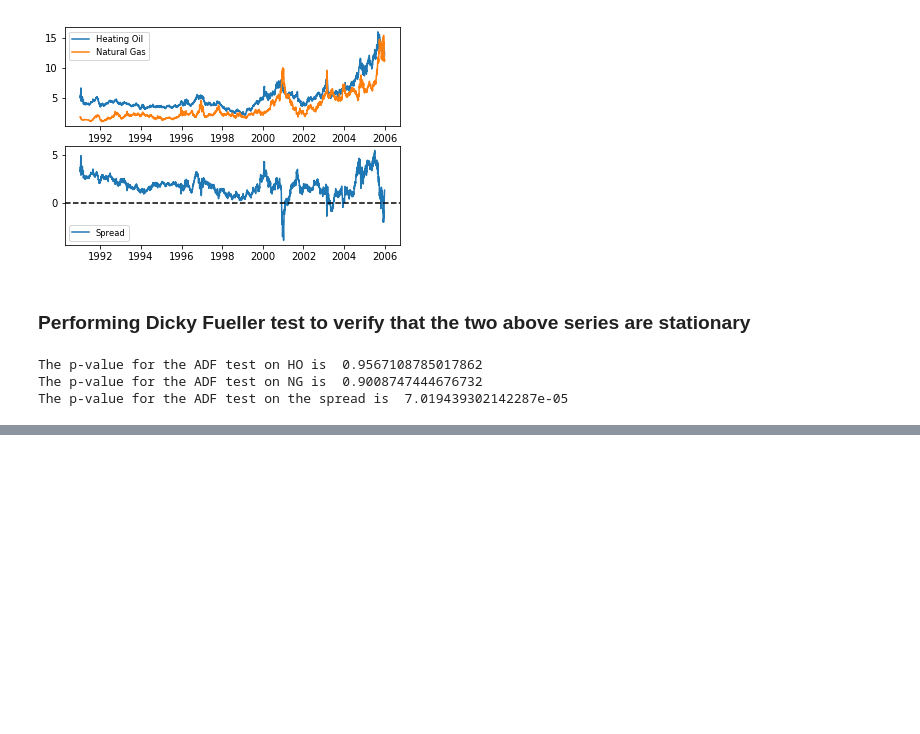
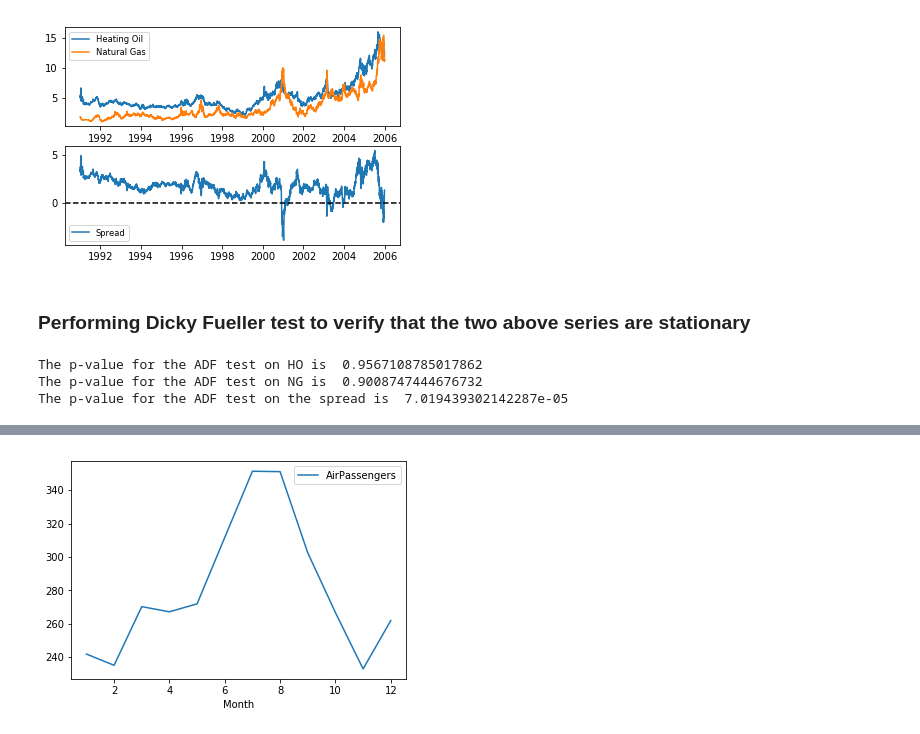
Before and after one commit to KshitizSharmaV/DataScience_In_Investment_Banking, a Jupyter notebook: Time Series Analysis.ipynb, the cells around one changed output, grey strips where cells are left out. Cells and saved outputs as stored; diff of their text form; code cells hidden in the pictures; blank space fills up the shorter version.

```diff
--- a/Time Series Analysis.ipynb
+++ b/Time Series Analysis.ipynb
@@ -810,0 +839,11 @@ The p-value for the ADF test on the spread is  7.019439302142287e-05
+# %%
+# monthly distribution of airline passengers
+monthly_index=data.index.month
+mean_airline_by_months=data.groupby(monthly_index).mean()
+mean_airline_by_months.plot()
+plt.legend(fontsize=10)
+plt.show()
+
+# a peak of passengers in few particular months.
+# %% [output]
+[figure, added]
```
Also changed, not shown: parts of 14 cells of this notebook.
